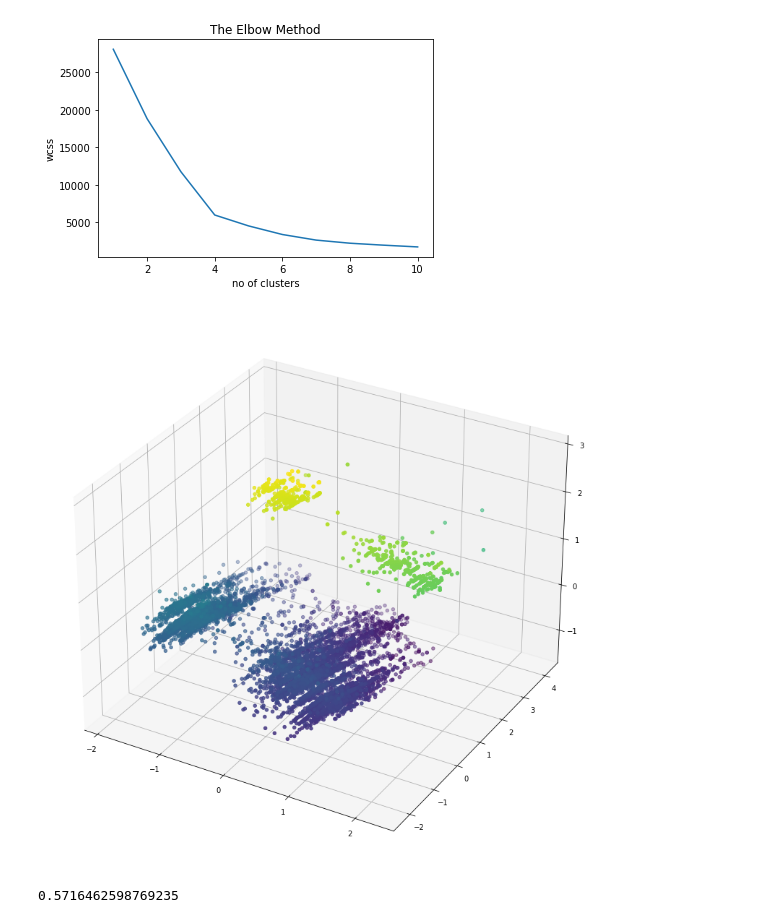
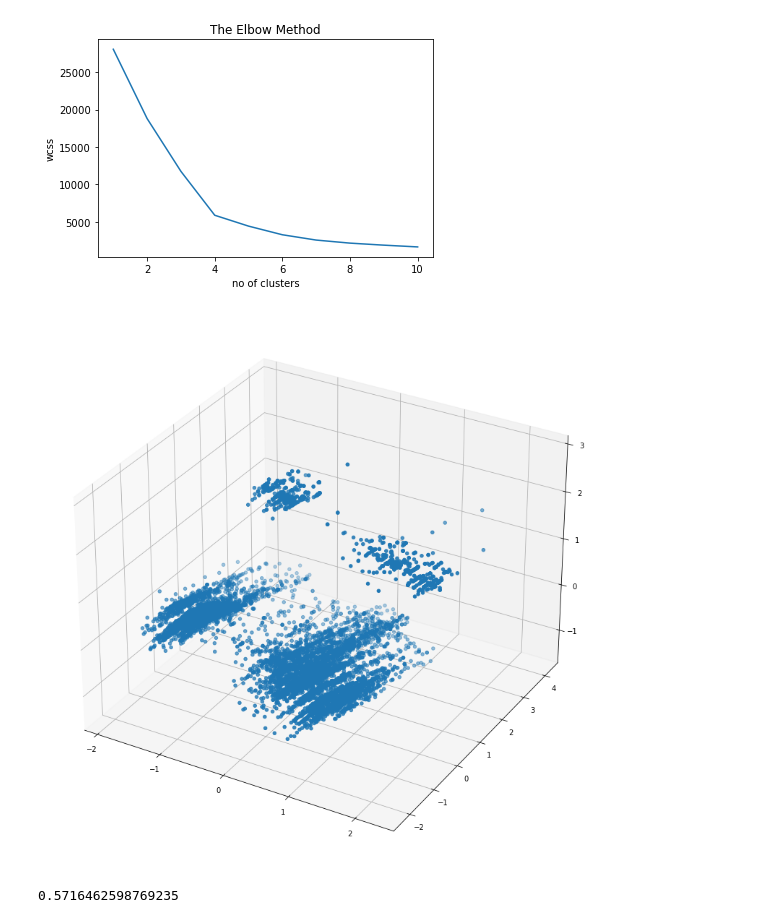
Before and after one commit to Vesna96/UnsupervisedLearning, a Jupyter notebook: MasinskoUcenjeDomaci2.ipynb, the cells around one changed output. Drawn from its saved outputs; the diff is of its cells as text; code cells hidden in the pictures.

```diff
--- a/MasinskoUcenjeDomaci2.ipynb
+++ b/MasinskoUcenjeDomaci2.ipynb
@@ -381,9 +363,9 @@ data_df = data_df.drop("Category", axis=1)
 pca = PCA(n_components=3, random_state=200, whiten=True)
 pca.fit(data_df)
 
-x_train = pca.transform(data_df)
+x_reduced = pca.transform(data_df)
 # %%
-reduced_data_df = pd.DataFrame(x_train)
+reduced_data_df_all_features = pd.DataFrame(x_reduced)
 # %%
 score = elbowMethod(reduced_data_df)
 kn = KneeLocator(range(1,11), score, curve='convex', direction='decreasing')
@@ -393,9 +375,9 @@ PRED_NUM_CLUSTERS = kn.knee
 # %%
 plt.figure(figsize = (14,14))
 ax = plt.axes(projection='3d')
-zdata = reduced_data_df.iloc[:, 0]
-xdata = reduced_data_df.iloc[:, 1]
-ydata = reduced_data_df.iloc[:, 2]
-ax.scatter3D(xdata, ydata, zdata, c=zdata);
+zdata = reduced_data_df_all_features.iloc[:, 0]
+xdata = reduced_data_df_all_features.iloc[:, 1]
+ydata = reduced_data_df_all_features.iloc[:, 2]
+ax.scatter3D(xdata, ydata, zdata);
 # %% [output]
-[figure, old version]
+[figure, new version]
```
Also changed, not shown: parts of 29 cells of this notebook.
